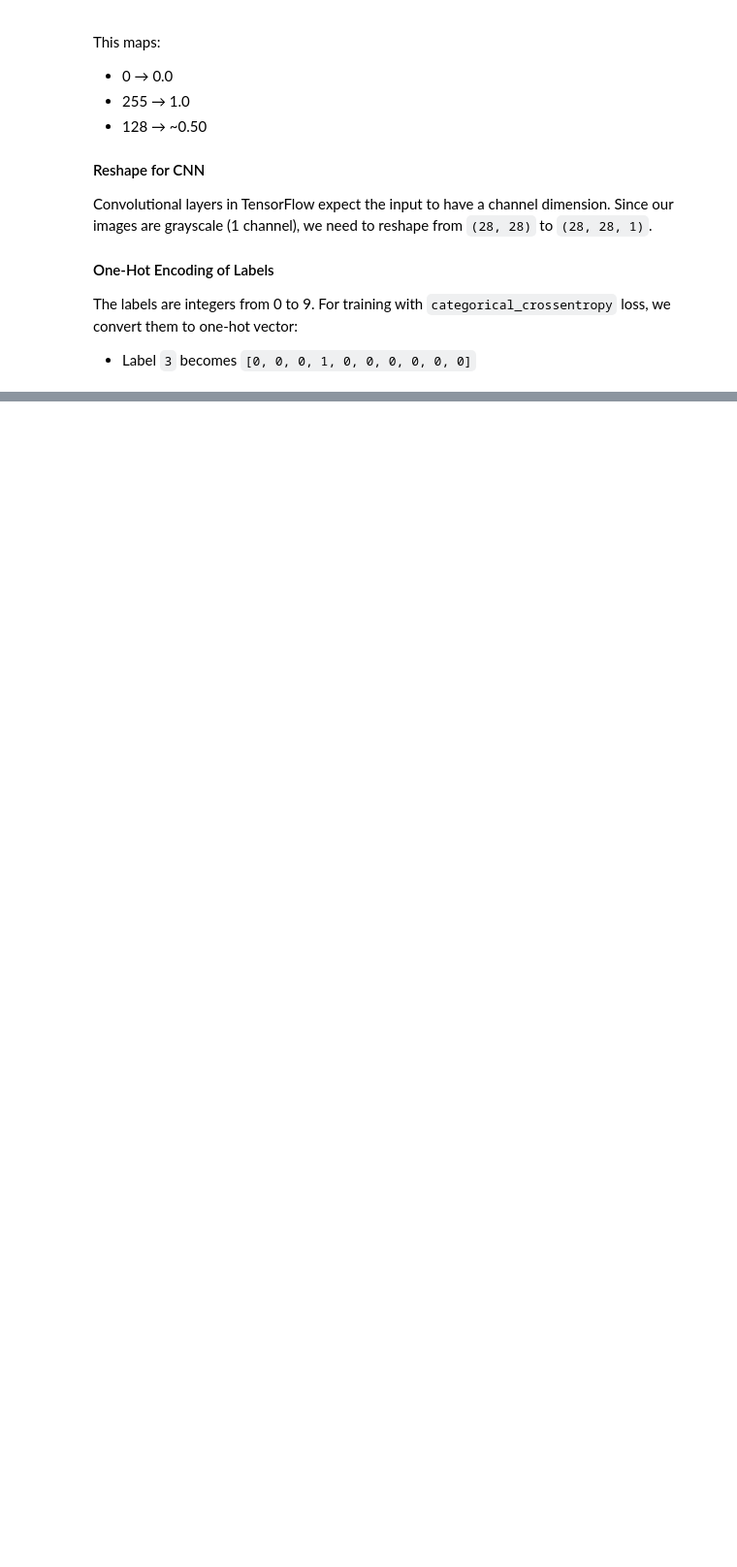
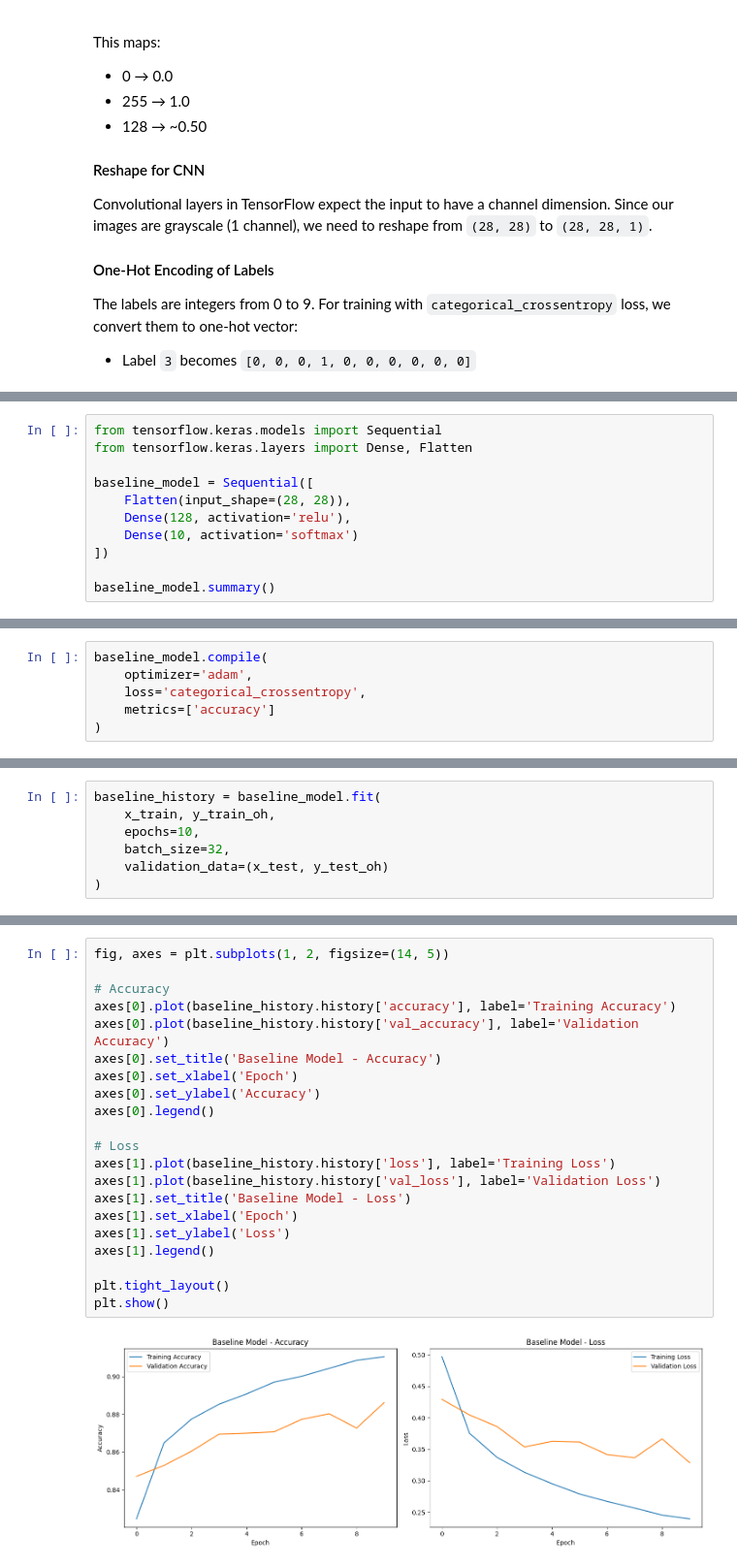
Before and after one commit to Juanseom/exploring-convolutional-layers, a Jupyter notebook: cnn_experiments_and_analysis.ipynb, the cells around one changed output, grey strips where cells are left out. Shown at 97% size. Drawn from its saved outputs; the diff is of its cells as text; blank space fills up the shorter version.

```diff
--- a/cnn_experiments_and_analysis.ipynb
+++ b/cnn_experiments_and_analysis.ipynb
@@ -285,0 +354,11 @@ print("Preprocessing complete! Data is ready for model training.")
+# %%
+from tensorflow.keras.models import Sequential
+from tensorflow.keras.layers import Dense, Flatten
+
+baseline_model = Sequential([
+    Flatten(input_shape=(28, 28)),
+    Dense(128, activation='relu'),
+    Dense(10, activation='softmax')
+])
+
+baseline_model.summary()
@@ -285,0 +387,6 @@ print("Preprocessing complete! Data is ready for model training.")
+# %%
+baseline_model.compile(
+    optimizer='adam',
+    loss='categorical_crossentropy',
+    metrics=['accuracy']
+)
@@ -285,0 +403,7 @@ print("Preprocessing complete! Data is ready for model training.")
+# %%
+baseline_history = baseline_model.fit(
+    x_train, y_train_oh,
+    epochs=10,
+    batch_size=32,
+    validation_data=(x_test, y_test_oh)
+)
@@ -285,0 +450,23 @@ print("Preprocessing complete! Data is ready for model training.")
+# %%
+fig, axes = plt.subplots(1, 2, figsize=(14, 5))
+
+# Accuracy
+axes[0].plot(baseline_history.history['accuracy'], label='Training Accuracy')
+axes[0].plot(baseline_history.history['val_accuracy'], label='Validation Accuracy')
+axes[0].set_title('Baseline Model - Accuracy')
+axes[0].set_xlabel('Epoch')
+axes[0].set_ylabel('Accuracy')
+axes[0].legend()
+
+# Loss
+axes[1].plot(baseline_history.history['loss'], label='Training Loss')
+axes[1].plot(baseline_history.history['val_loss'], label='Validation Loss')
+axes[1].set_title('Baseline Model - Loss')
+axes[1].set_xlabel('Epoch')
+axes[1].set_ylabel('Loss')
+axes[1].legend()
+
+plt.tight_layout()
+plt.show()
+# %% [output]
+[figure, added]
```
Also changed, not shown: parts of 52 cells of this notebook.
